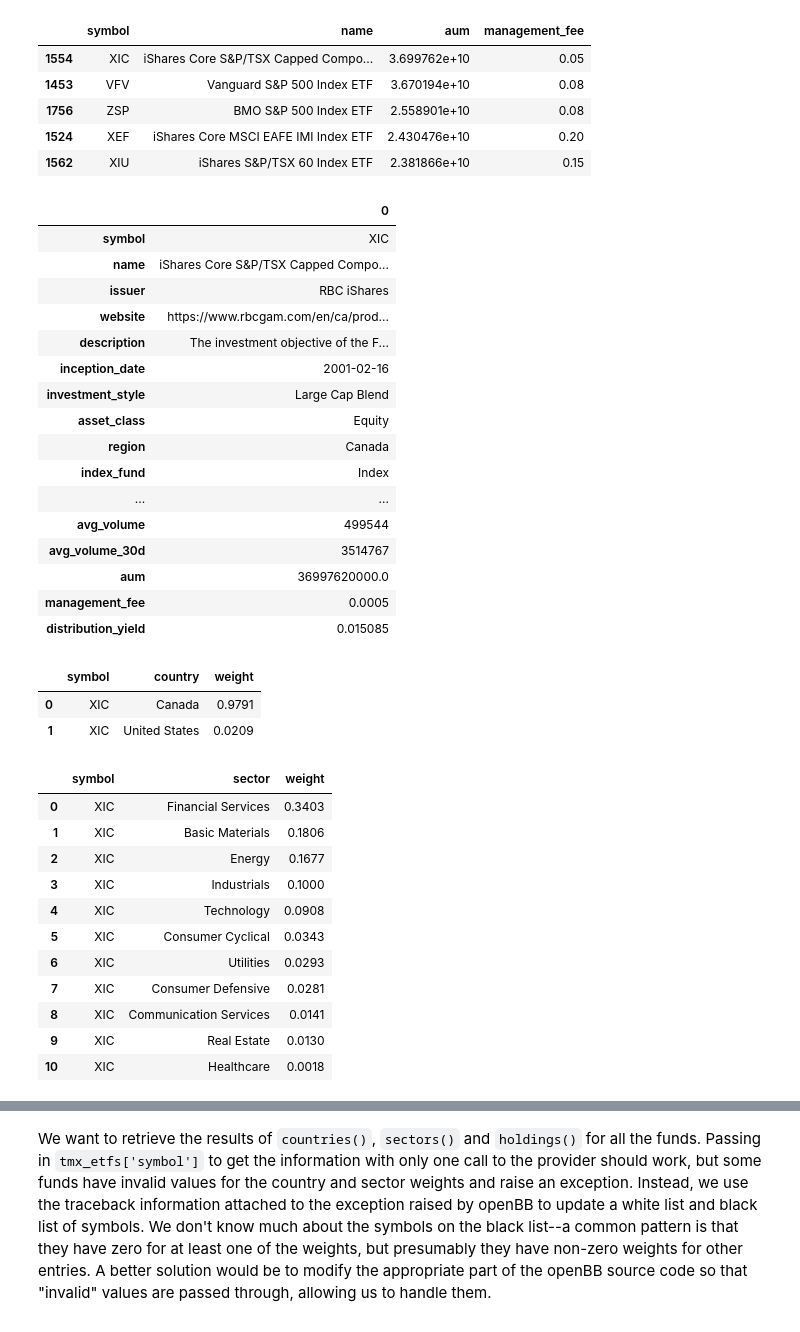
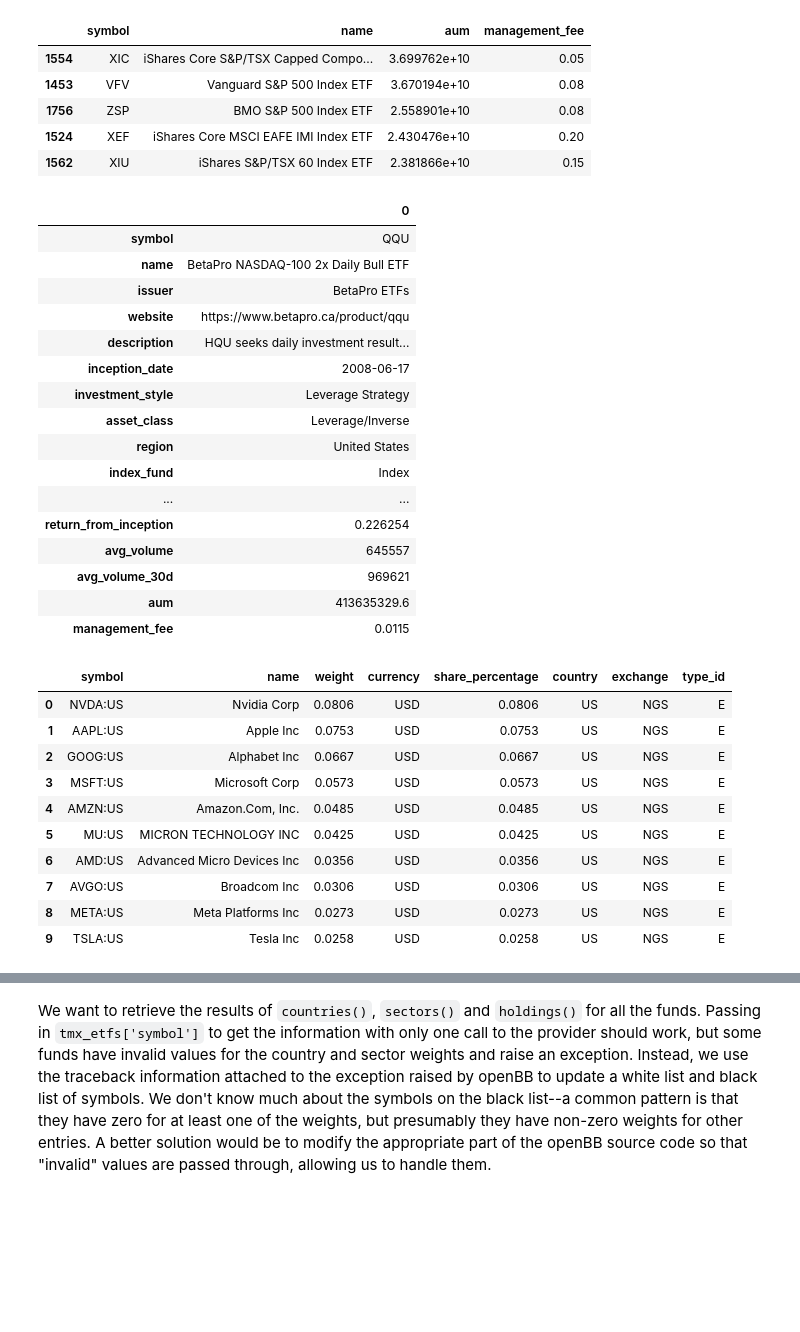
Before and after one commit to apetre/show-your-work, a Jupyter notebook: Choosing_an_ETF.ipynb, the cells around one changed output, grey strips where cells are left out. Drawn from its saved outputs; the diff is of its cells as text; code cells hidden in the pictures; blank space fills up the shorter version.

```diff
--- a/Choosing_an_ETF.ipynb
+++ b/Choosing_an_ETF.ipynb
@@ -183,44 +135,40 @@ tmx_etfs[['symbol','name','aum','management_fee']].sort_values(by=['aum'], ascen
 | 1524 | XEF | iShares Core MSCI EAFE IMI Index ETF | 2.430476e+10 | 0.20 |
 | 1562 | XIU | iShares S&P/TSX 60 Index ETF | 2.381866e+10 | 0.15 |
 # %%
-tmx_etf_info = obb.tmx.etf.info(symbol='XIC', provider='tmx').to_dataframe()
-display(tmx_etf_info.T)
-tmx_etf_countries = obb.tmx.etf.countries(symbol='XIC', provider='tmx').to_dataframe()
-display(tmx_etf_countries)
-tmx_etf_sectors = obb.tmx.etf.sectors(symbol='XIC', provider='tmx').to_dataframe()
-display(tmx_etf_sectors)
-tmx_etf_holdings = obb.tmx.etf.holdings(symbol='XIC', provider='tmx').to_dataframe()
-display(tmx_etf_holdings)
+tmx_etf_info_eg = obb.tmx.etf.info(symbol='QQU', provider='tmx').to_dataframe()
+display(tmx_etf_info_eg.T)
+#tmx_etf_countries_eg = obb.tmx.etf.countries(symbol='VAB', provider='tmx').to_dataframe()
+#display(tmx_etf_countries_eg)
+#tmx_etf_sectors_eg = obb.tmx.etf.sectors(symbol='VAB', provider='tmx').to_dataframe()
+#display(tmx_etf_sectors_eg)
+tmx_etf_holdings_eg = obb.tmx.etf.holdings(symbol='QQU', provider='tmx').to_dataframe()
+display(tmx_etf_holdings_eg)
 # %% [output]
 |  | 0 |
-| symbol | XIC |
-| name | iShares Core S&P/TSX Capped Compo... |
-| issuer | RBC iShares |
-| website | https://www.rbcgam.com/en/ca/prod... |
-| description | The investment objective of the F... |
-| inception_date | 2001-02-16 |
-| investment_style | Large Cap Blend |
-| asset_class | Equity |
-| region | Canada |
+| symbol | QQU |
+| name | BetaPro NASDAQ-100 2x Daily Bull ETF |
+| issuer | BetaPro ETFs |
+| website | https://www.betapro.ca/product/qqu |
+| description | HQU seeks daily investment result... |
+| inception_date | 2008-06-17 |
+| investment_style | Leverage Strategy |
+| asset_class | Leverage/Inverse |
+| region | United States |
 | index_fund | Index |
 | ... | ... |
-| avg_volume | 499544 |
-| avg_volume_30d | 3514767 |
-| aum | 36997620000.0 |
-| management_fee | 0.0005 |
-| distribution_yield | 0.015085 |
+| return_from_inception | 0.226254 |
+| avg_volume | 645557 |
+| avg_volume_30d | 969621 |
+| aum | 413635329.6 |
+| management_fee | 0.0115 |
-|  | symbol | country | weight |
-| 0 | XIC | Canada | 0.9791 |
-| 1 | XIC | United States | 0.0209 |
+|  | symbol | name | weight | currency | share_percentage | country | exchange | type_id |
+| 0 | NVDA:US | Nvidia Corp | 0.0806 | USD | 0.0806 | US | NGS | E |
+| 1 | AAPL:US | Apple Inc | 0.0753 | USD | 0.0753 | US | NGS | E |
+| 2 | GOOG:US | Alphabet Inc | 0.0667 | USD | 0.0667 | US | NGS | E |
+| 3 | MSFT:US | Microsoft Corp | 0.0573 | USD | 0.0573 | US | NGS | E |
+| 4 | AMZN:US | Amazon.Com, Inc. | 0.0485 | USD | 0.0485 | US | NGS | E |
+| 5 | MU:US | MICRON TECHNOLOGY INC | 0.0425 | USD | 0.0425 | US | NGS | E |
+| 6 | AMD:US | Advanced Micro Devices Inc | 0.0356 | USD | 0.0356 | US | NGS | E |
+| 7 | AVGO:US | Broadcom Inc | 0.0306 | USD | 0.0306 | US | NGS | E |
+| 8 | META:US | Meta Platforms Inc | 0.0273 | USD | 0.0273 | US | NGS | E |
+| 9 | TSLA:US | Tesla Inc | 0.0258 | USD | 0.0258 | US | NGS | E |
-|  | symbol | sector | weight |
-| 0 | XIC | Financial Services | 0.3403 |
-| 1 | XIC | Basic Materials | 0.1806 |
-| 2 | XIC | Energy | 0.1677 |
-| 3 | XIC | Industrials | 0.1000 |
-| 4 | XIC | Technology | 0.0908 |
-| 5 | XIC | Consumer Cyclical | 0.0343 |
-| 6 | XIC | Utilities | 0.0293 |
-| 7 | XIC | Consumer Defensive | 0.0281 |
-| 8 | XIC | Communication Services | 0.0141 |
-| 9 | XIC | Real Estate | 0.0130 |
-| 10 | XIC | Healthcare | 0.0018 |
```
Also changed, not shown: parts of 59 cells of this notebook.
